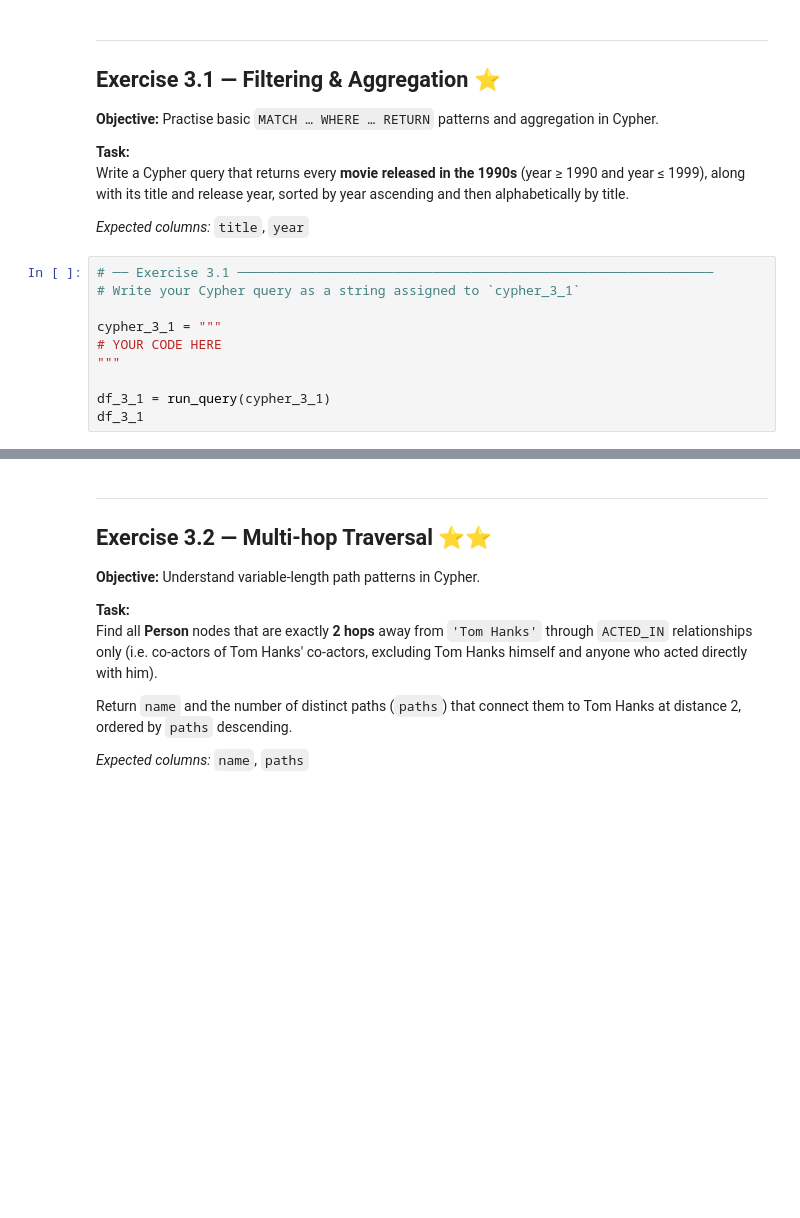
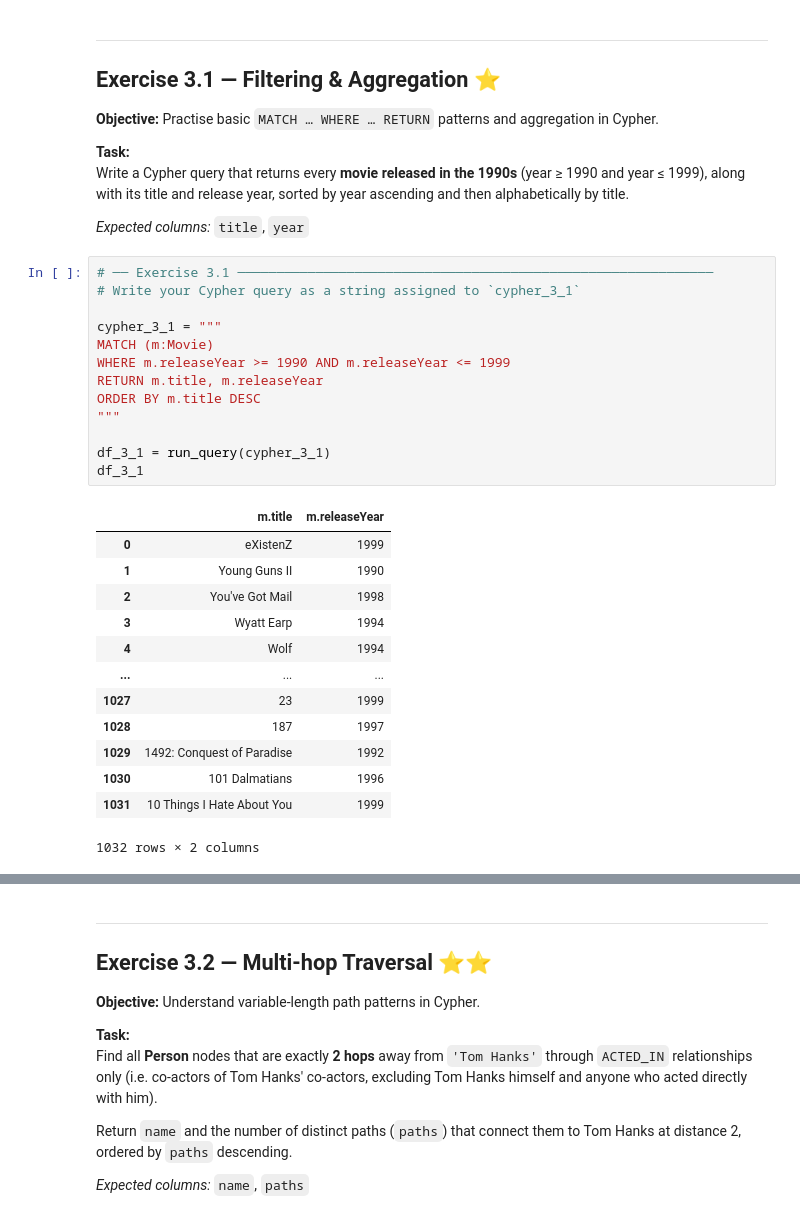
Before and after one commit to ManuelTestoni/BigData, a Jupyter notebook: MovieDB/neo4j_moviedb_final.ipynb, the cells around one changed output, grey strips where cells are left out. Saved outputs shown, nothing was run; the diff lists cells and outputs as text; blank space fills up the shorter version.

Commit message:
movie python query script completed with solutions

```diff
--- a/MovieDB/neo4j_moviedb_final.ipynb
+++ b/MovieDB/neo4j_moviedb_final.ipynb
@@ -447,13 +557,30 @@ Write a Cypher query that returns every **movie released in the 1990s** (year
 # %%
 # ── Exercise 3.1 ─────────────────────────────────────────────────────────────
 # Write your Cypher query as a string assigned to `cypher_3_1`
 
 cypher_3_1 = """
-# YOUR CODE HERE
+MATCH (m:Movie)
+WHERE m.releaseYear >= 1990 AND m.releaseYear <= 1999
+RETURN m.title, m.releaseYear
+ORDER BY m.title DESC
 """
 
 df_3_1 = run_query(cypher_3_1)
 df_3_1
+# %% [output]
+|  | m.title | m.releaseYear |
+| 0 | eXistenZ | 1999 |
+| 1 | Young Guns II | 1990 |
+| 2 | You've Got Mail | 1998 |
+| 3 | Wyatt Earp | 1994 |
+| 4 | Wolf | 1994 |
+| ... | ... | ... |
+| 1027 | 23 | 1999 |
+| 1028 | 187 | 1997 |
+| 1029 | 1492: Conquest of Paradise | 1992 |
+| 1030 | 101 Dalmatians | 1996 |
+| 1031 | 10 Things I Hate About You | 1999 |
+1032 rows × 2 columns
 # %%
 # ── Grader 3.1 ────────────────────────────────────────────────────────────────
 def grade_3_1(df):
```
Also changed, not shown: parts of 33 cells of this notebook, 3 other files.
